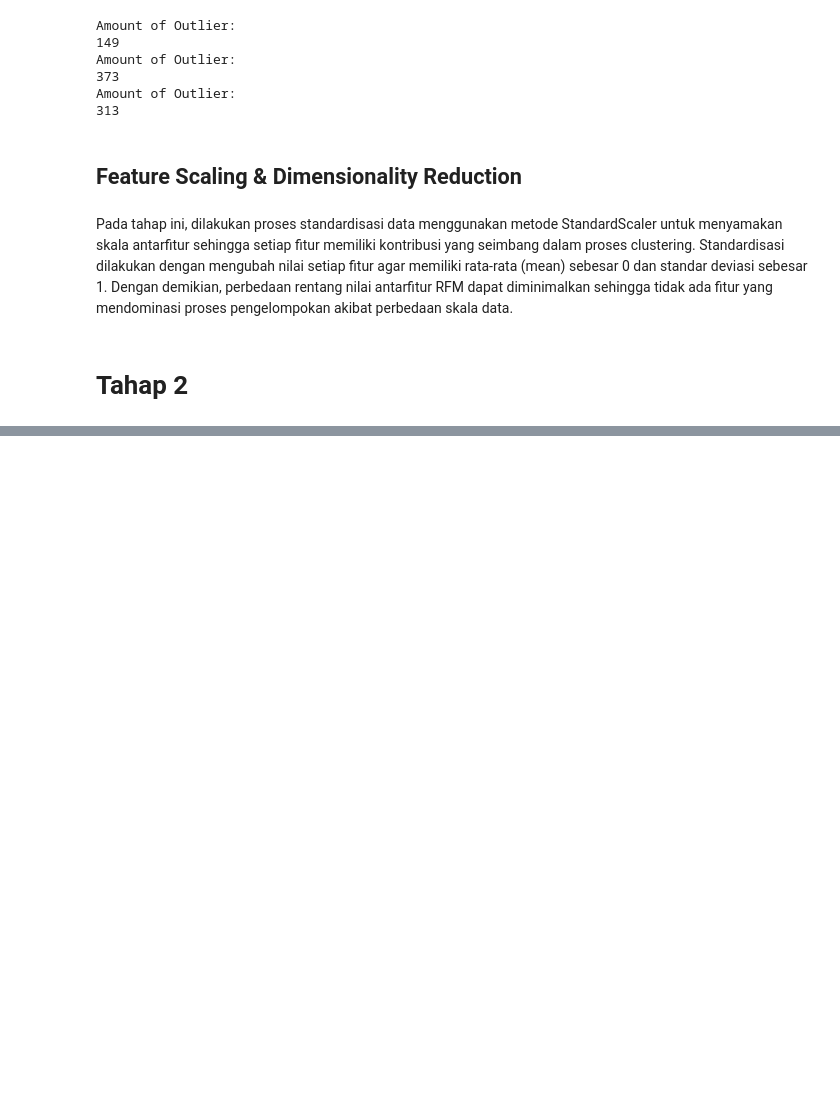
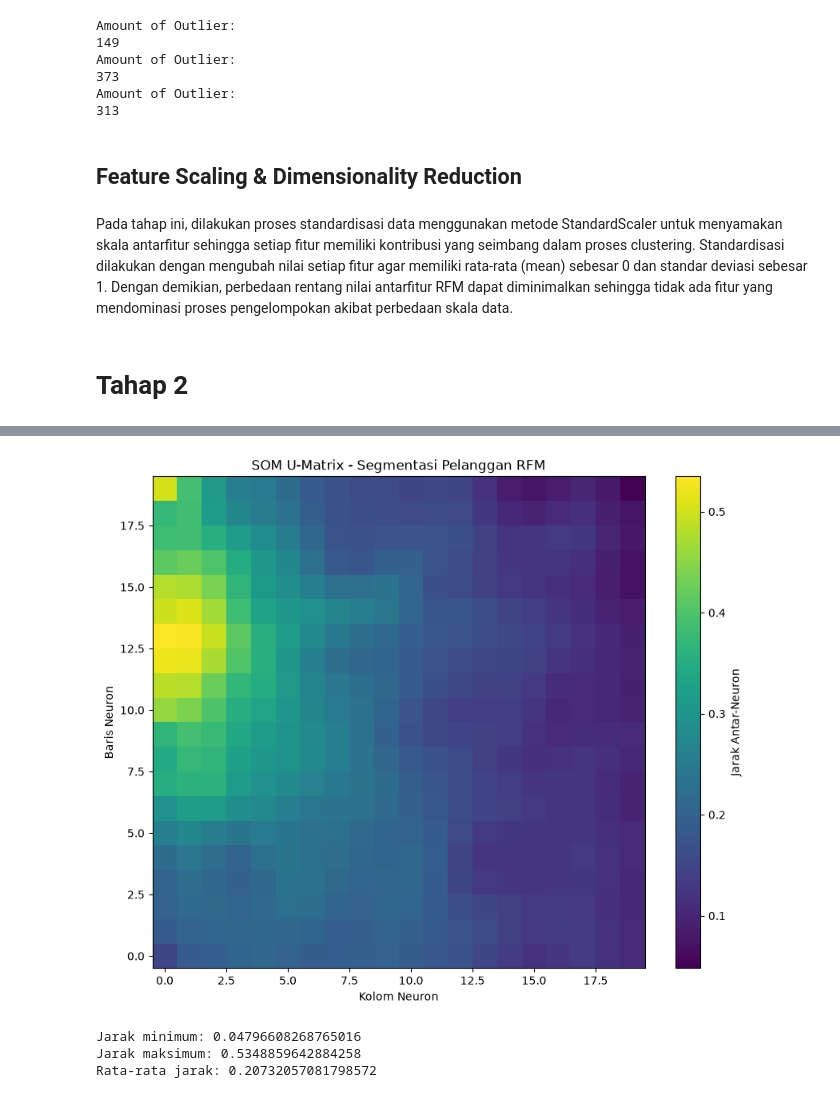
Before and after one commit to valencxiaxD/Mini-Proyek---Kecerdasan-Artifisial, a Jupyter notebook: mini_proyek.ipynb, the cells around one changed output, grey strips where cells are left out. Saved outputs shown, nothing was run; the diff lists cells and outputs as text; code cells hidden in the pictures; blank space fills up the shorter version.

```diff
--- a/mini_proyek.ipynb
+++ b/mini_proyek.ipynb
@@ -300,0 +373,38 @@ class SOM:
+# %%
+u_matrix = np.zeros((som.baris, som.kolom))
+
+for baris in range(som.baris):
+    for kolom in range(som.kolom):
+        tetangga = []
+
+        for i in range(-1, 2):
+            for j in range(-1, 2):
+                if i == 0 and j == 0:
+                    continue
+
+                b = baris + i
+                k = kolom + j
+
+                if 0 <= b < som.baris and 0 <= k < som.kolom:
+                    jarak = np.linalg.norm(som.bobot[baris, kolom] - som.bobot[b, k])
+                    tetangga.append(jarak)
+
+        u_matrix[baris, kolom] = np.mean(tetangga)
+# %%
+plt.figure(figsize=(10, 8))
+plt.imshow(u_matrix, cmap='viridis', origin='lower', interpolation='nearest')
+plt.colorbar(label='Jarak Antar-Neuron')
+plt.title('SOM U-Matrix - Segmentasi Pelanggan RFM')
+plt.xlabel('Kolom Neuron')
+plt.ylabel('Baris Neuron')
+plt.show()
+# %% [output]
+[figure, added]
+# %%
+print("Jarak minimum:", u_matrix.min())
+print("Jarak maksimum:", u_matrix.max())
+print("Rata-rata jarak:", u_matrix.mean())
+# %% [output]
+Jarak minimum: 0.04796608268765016
+Jarak maksimum: 0.5348859642884258
+Rata-rata jarak: 0.20732057081798572
```
Also changed, not shown: parts of 12 cells of this notebook.
